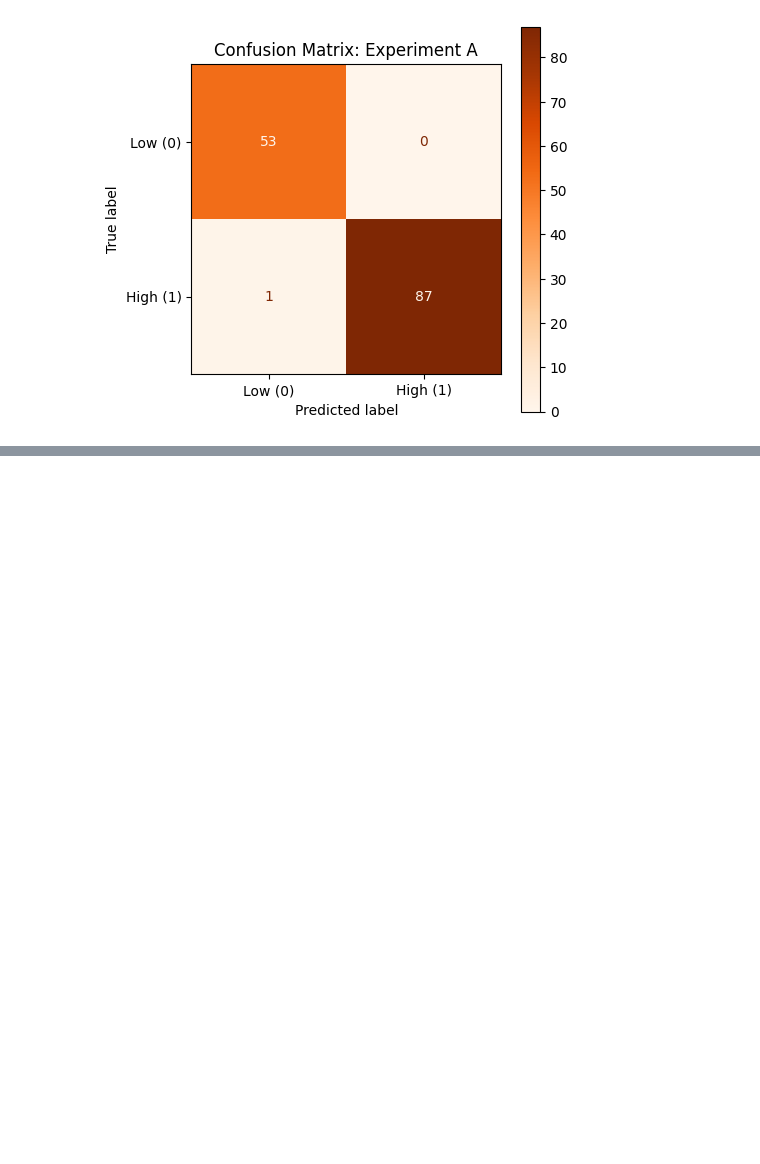
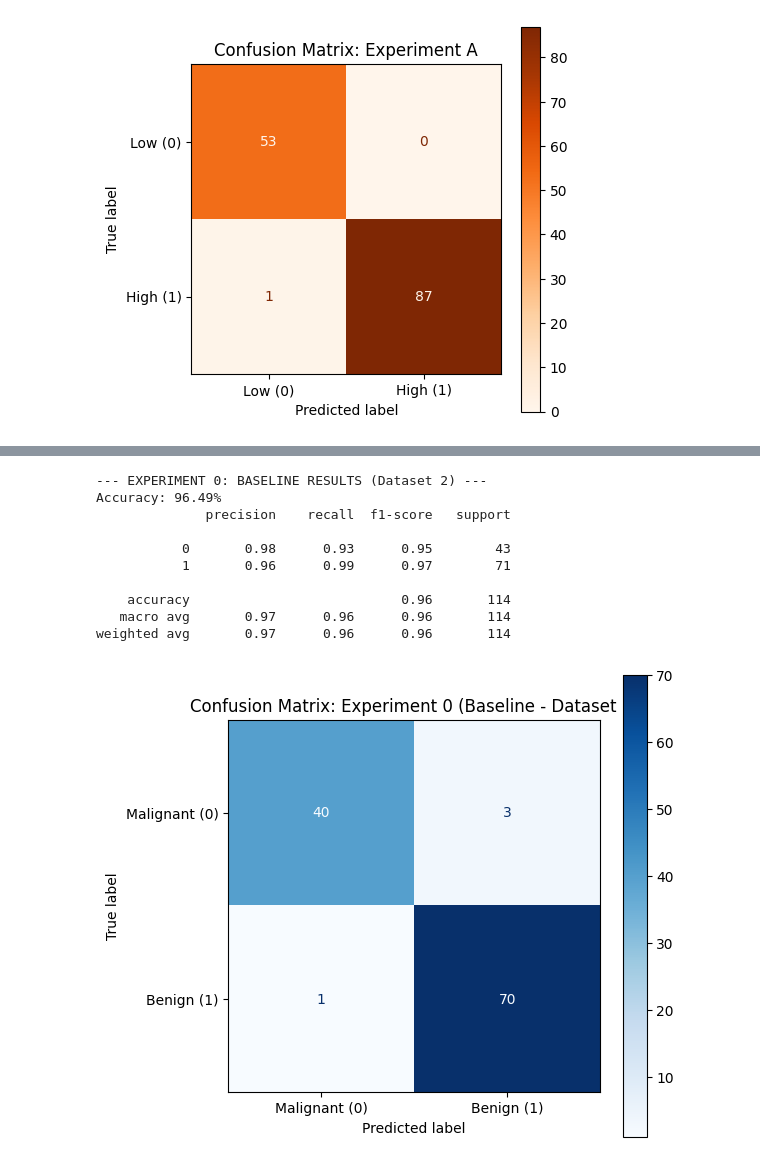
Before and after one commit to youssefamr24/Naive-Bayes-Classifier-PCA, a Jupyter notebook: experiments.ipynb, the cells around one changed output, grey strips where cells are left out. Cells and saved outputs as stored; diff of their text form; code cells hidden in the pictures; blank space fills up the shorter version.

```diff
--- a/experiments.ipynb
+++ b/experiments.ipynb
@@ -77,0 +17,11 @@ print(df.isnull().sum)
+# %%
+from sklearn.model_selection import train_test_split
+
+# 1. Define  X (Features) and y (Target)
+X2 = df2.values
+y2_binary = y2 #
+
+# 2. Scale the data
+X2_mean = np.mean(X2, axis=0)
+X2_std = np.std(X2, axis=0)
+X2_scaled = (X2 - X2_mean) / (X2_std + 1e-9)
@@ -303,0 +265,41 @@ weighted avg       0.98      0.98      0.98       141
+# %%
+# Experiment 0 [Baseline] [Second Dataset: Breast Cancer]
+
+# 1. For this dataset, all 30 features are numerical and already in X2_scaled
+X_all_2 = X2_scaled
+
+# 2. Split the data (Using y2_binary)
+X_train_0, X_test_0, y_train_0, y_test_0 = train_test_split(X_all_2, y2_binary, test_size=0.2, random_state=42)
+
+# 3. Train
+nb_baseline = NaiveBayes_Scratch(model_type='gaussian')
+nb_baseline.fit(X_train_0, y_train_0)
+
+# 4. Predict & Evaluate
+y_pred_0 = nb_baseline.predict(X_test_0)
+
+print("--- EXPERIMENT 0: BASELINE RESULTS (Dataset 2) ---")
+print(f"Accuracy: {accuracy_score(y_test_0, y_pred_0)*100:.2f}%")
+print(classification_report(y_test_0, y_pred_0))
+
+# 5. Confusion Matrix (Labels changed to Malignant/Benign for accuracy)
+cm_0 = confusion_matrix(y_test_0, y_pred_0)
+disp = ConfusionMatrixDisplay(confusion_matrix=cm_0, display_labels=['Malignant (0)', 'Benign (1)'])
+
+# Plotting
+fig, ax = plt.subplots(figsize=(6, 6))
+disp.plot(ax=ax, cmap='Blues', values_format='d')
+plt.title('Confusion Matrix: Experiment 0 (Baseline - Dataset 2)')
+plt.show()
+# %% [output]
+--- EXPERIMENT 0: BASELINE RESULTS (Dataset 2) ---
+Accuracy: 96.49%
+              precision    recall  f1-score   support
+
+           0       0.98      0.93      0.95        43
+           1       0.96      0.99      0.97        71
+
+    accuracy                           0.96       114
+   macro avg       0.97      0.96      0.96       114
+weighted avg       0.97      0.96      0.96       114
+[figure, added]
```
Also changed, not shown: parts of 10 cells of this notebook.
